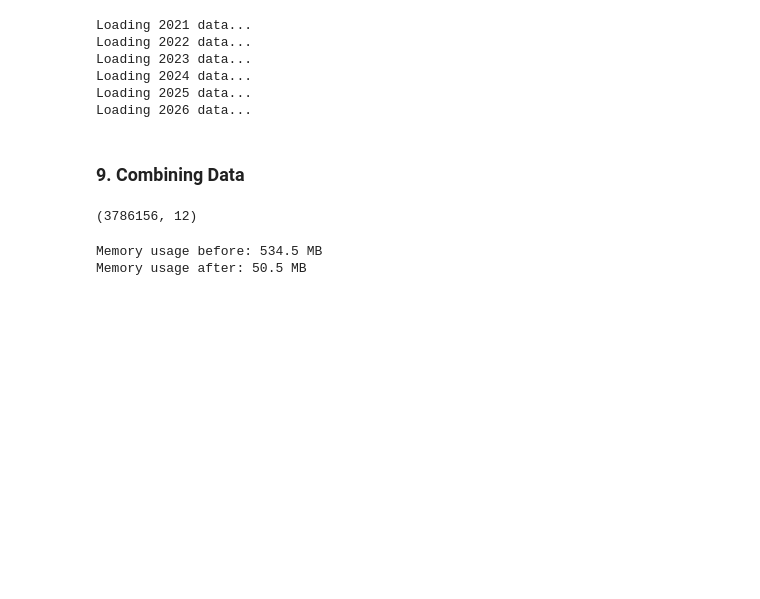
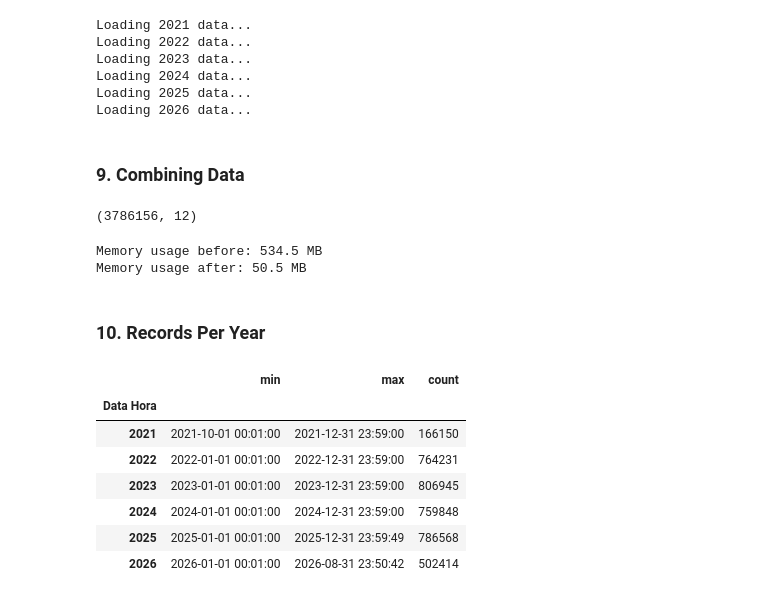
Before and after one commit to germanocastanho/criminal-data, a Jupyter notebook: notebooks/01_clean.ipynb, the cells around one changed output. Drawn from its saved outputs; the diff is of its cells as text; code cells hidden in the pictures; blank space fills up the shorter version.

Commit message:
feat: add records per year analysis to the data cleaning notebook

```diff
--- a/notebooks/01_clean.ipynb
+++ b/notebooks/01_clean.ipynb
@@ -339,3 +339,17 @@ print(f"Memory usage after: {after / 1e6:.1f} MB")
 # %% [output]
 Memory usage before: 534.5 MB
 Memory usage after: 50.5 MB
+# %% [markdown]
+### 10. Records Per Year
+# %%
+years = df["Data Hora"].dt.year
+df.groupby(years)["Data Hora"].agg(["min", "max", "count"])
+# %% [output]
+|  | min | max | count |
+| Data Hora |  |  |  |
+| 2021 | 2021-10-01 00:01:00 | 2021-12-31 23:59:00 | 166150 |
+| 2022 | 2022-01-01 00:01:00 | 2022-12-31 23:59:00 | 764231 |
+| 2023 | 2023-01-01 00:01:00 | 2023-12-31 23:59:00 | 806945 |
+| 2024 | 2024-01-01 00:01:00 | 2024-12-31 23:59:00 | 759848 |
+| 2025 | 2025-01-01 00:01:00 | 2025-12-31 23:59:49 | 786568 |
+| 2026 | 2026-01-01 00:01:00 | 2026-08-31 23:50:42 | 502414 |
```
